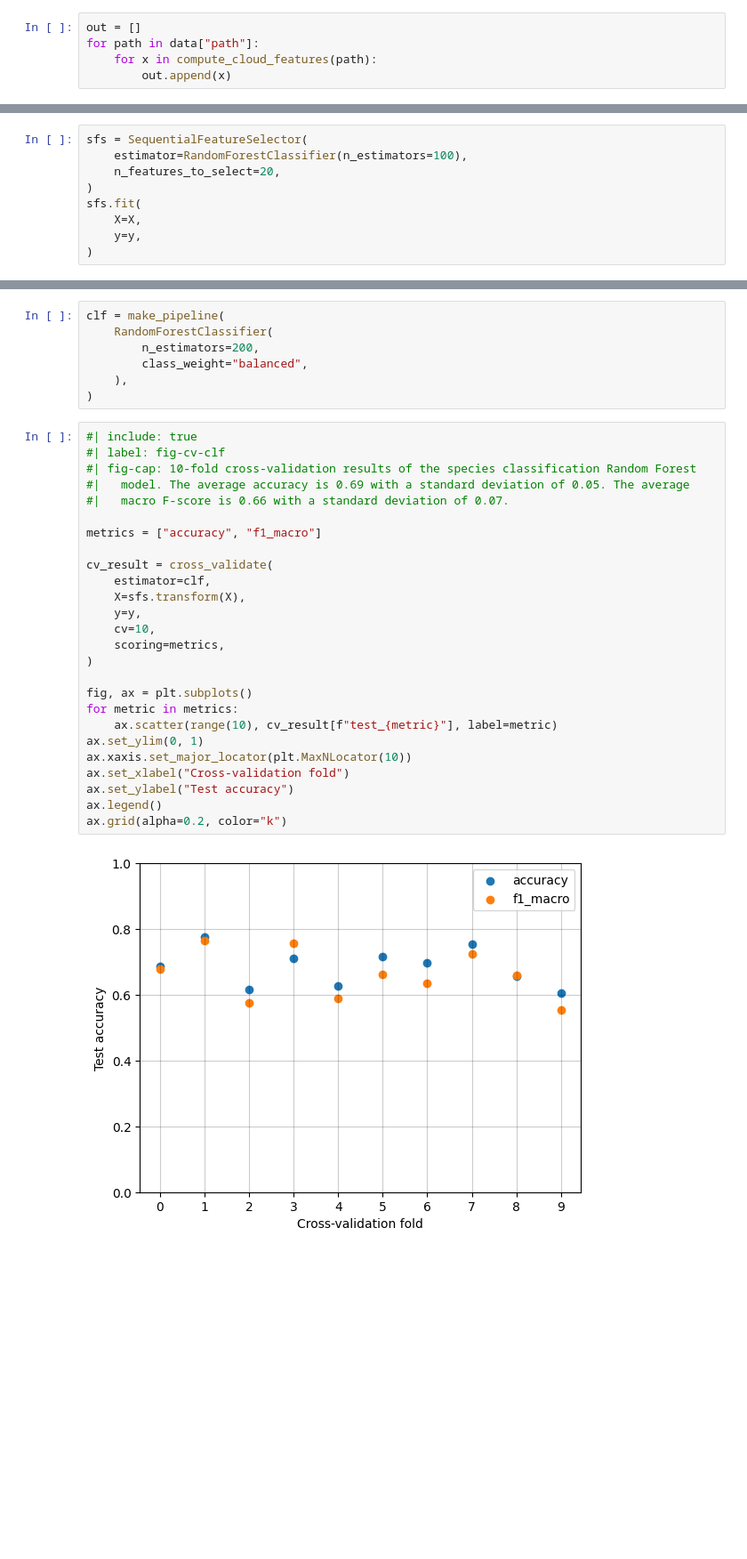
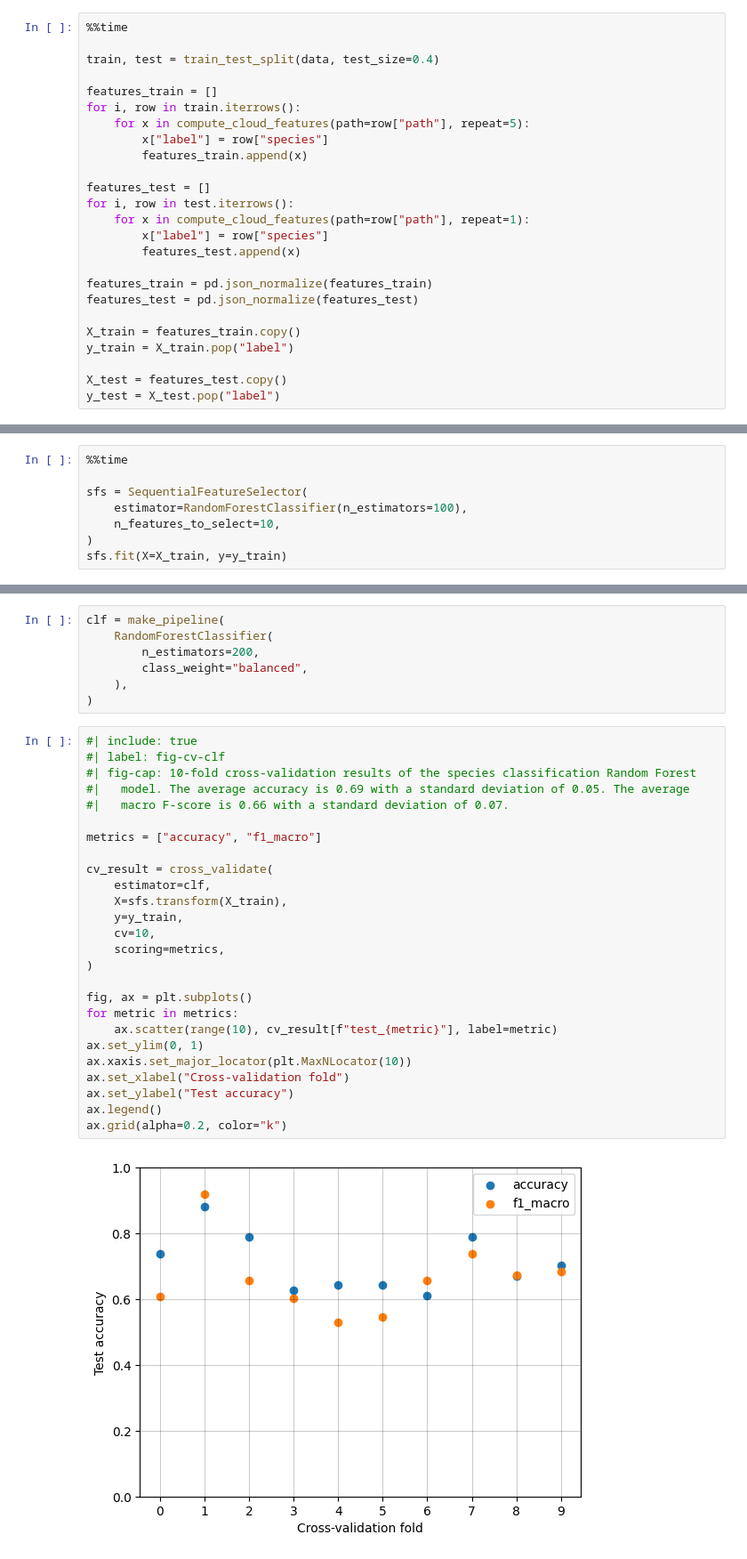
Before and after one commit to iod-ine/phd, a Jupyter notebook: notebooks/train-tree-models.ipynb, the cells around one changed output, grey strips where cells are left out. Shown at 89% size. Drawn from its saved outputs; the diff is of its cells as text; blank space fills up the shorter version.

```diff
--- a/notebooks/train-tree-models.ipynb
+++ b/notebooks/train-tree-models.ipynb
@@ -86,7 +94,27 @@ def compute_cloud_features(path: str, *, height_threshold: float = 2.0) -> dict:
 
         yield out
 # %%
-out = []
-for path in data["path"]:
-    for x in compute_cloud_features(path):
-        out.append(x)
+%%time
+
+train, test = train_test_split(data, test_size=0.4)
+
+features_train = []
+for i, row in train.iterrows():
+    for x in compute_cloud_features(path=row["path"], repeat=5):
+        x["label"] = row["species"]
+        features_train.append(x)
+
+features_test = []
+for i, row in test.iterrows():
+    for x in compute_cloud_features(path=row["path"], repeat=1):
+        x["label"] = row["species"]
+        features_test.append(x)
+
+features_train = pd.json_normalize(features_train)
+features_test = pd.json_normalize(features_test)
+
+X_train = features_train.copy()
+y_train = X_train.pop("label")
+
+X_test = features_test.copy()
+y_test = X_test.pop("label")
@@ -108,10 +124,9 @@ y = X.pop("species")
 # %%
+%%time
+
 sfs = SequentialFeatureSelector(
     estimator=RandomForestClassifier(n_estimators=100),
-    n_features_to_select=20,
+    n_features_to_select=10,
 )
-sfs.fit(
-    X=X,
-    y=y,
-)
+sfs.fit(X=X_train, y=y_train)
 # %% [output]
@@ -129,31 +144,31 @@ clf = make_pipeline(
 # %%
 #| include: true
 #| label: fig-cv-clf
 #| fig-cap: 10-fold cross-validation results of the species classification Random Forest
 #|   model. The average accuracy is 0.69 with a standard deviation of 0.05. The average
 #|   macro F-score is 0.66 with a standard deviation of 0.07.
 
 metrics = ["accuracy", "f1_macro"]
 
 cv_result = cross_validate(
     estimator=clf,
-    X=sfs.transform(X),
-    y=y,
+    X=sfs.transform(X_train),
+    y=y_train,
     cv=10,
     scoring=metrics,
 )
 
 fig, ax = plt.subplots()
 for metric in metrics:
     ax.scatter(range(10), cv_result[f"test_{metric}"], label=metric)
 ax.set_ylim(0, 1)
 ax.xaxis.set_major_locator(plt.MaxNLocator(10))
 ax.set_xlabel("Cross-validation fold")
 ax.set_ylabel("Test accuracy")
 ax.legend()
 ax.grid(alpha=0.2, color="k")
 # %% [output]
-[figure, old version]
+[figure, new version]
 # %%
 for k, v in cv_result.items():
     print(f"{k:>15}: {v.mean():.2f} +- {v.std():.2f}")
```
Also changed, not shown: parts of 29 cells of this notebook.
